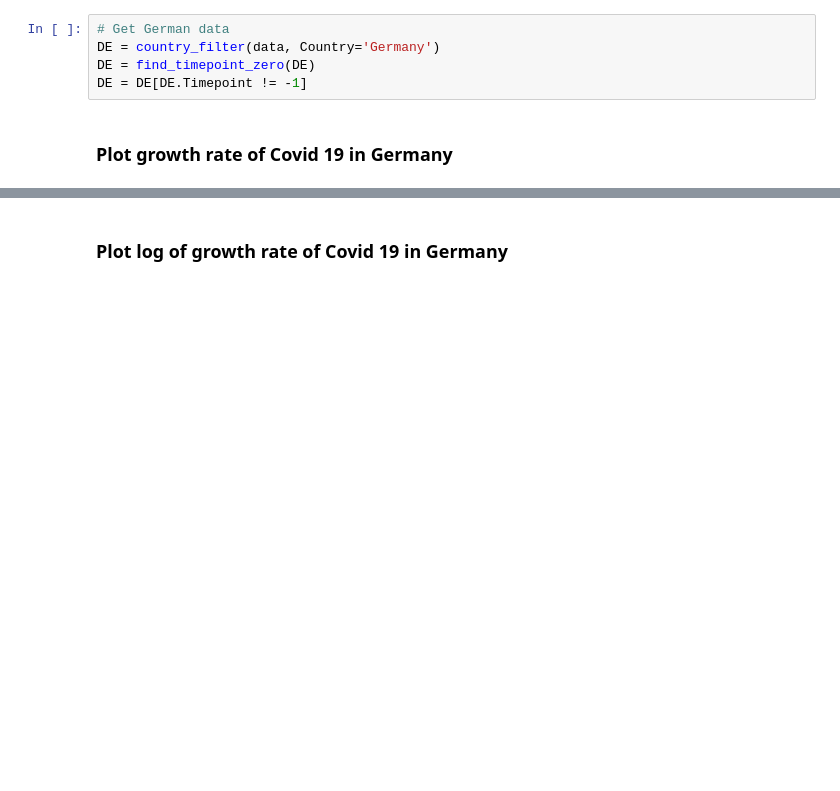
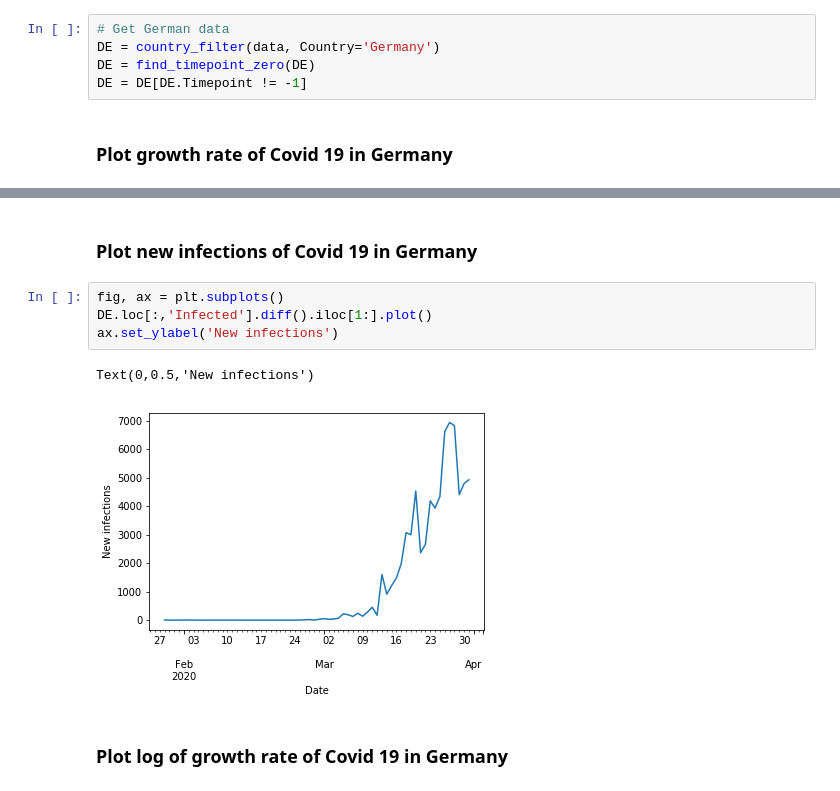
Before and after one commit to matthiasboeker/Covid_19_Forecast, a Jupyter notebook: Notebooks/ARIMA_Approach.ipynb, the cells around one changed output, grey strips where cells are left out. Saved outputs shown, nothing was run; the diff lists cells and outputs as text; blank space fills up the shorter version.

```diff
--- a/Notebooks/ARIMA_Approach.ipynb
+++ b/Notebooks/ARIMA_Approach.ipynb
@@ -51,3 +49,12 @@ Text(0,0.5,'New_Infections')
+# %% [markdown]
+### Plot new infections of Covid 19 in Germany
+# %%
+fig, ax = plt.subplots()
+DE.loc[:,'Infected'].diff().iloc[1:].plot()
+ax.set_ylabel('New infections')
+# %% [output]
+Text(0,0.5,'New infections')
+[figure, added]
 # %% [markdown]
 ### Plot log of growth rate of Covid 19 in Germany
 # %%
```
Also changed, not shown: parts of 37 cells of this notebook.
